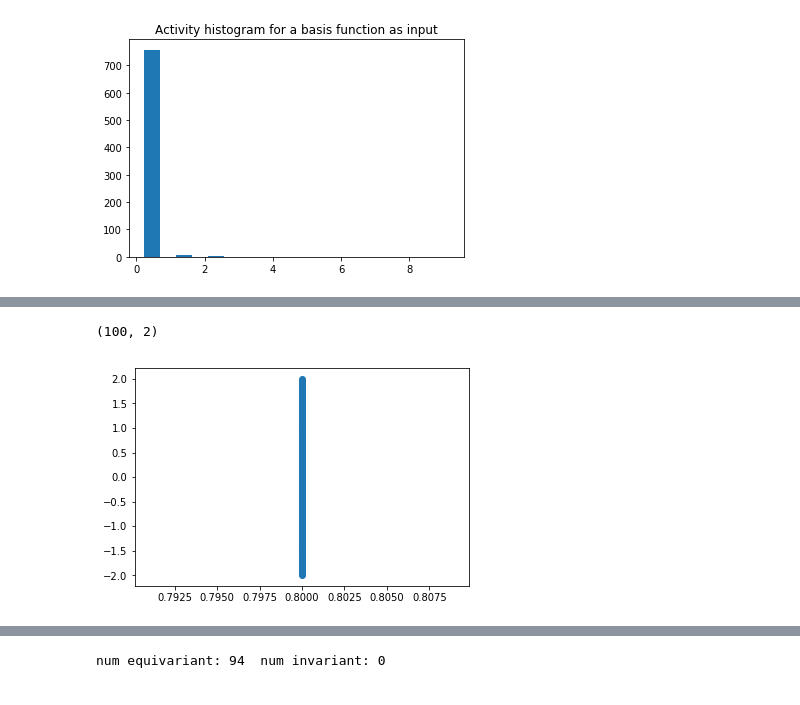
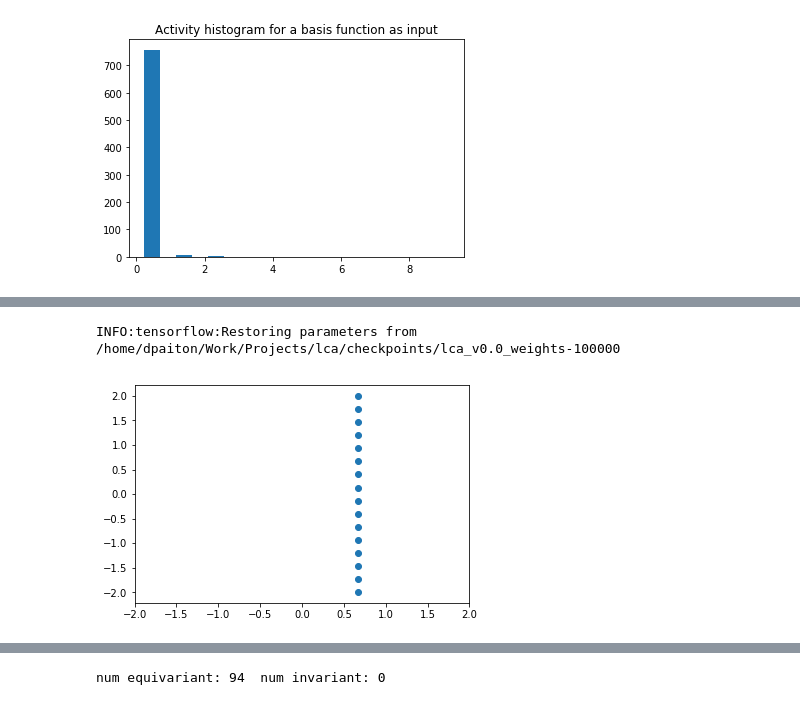
Before and after one commit to dpaiton/DeepSparseCoding, a Jupyter notebook: vis_lca.ipynb, the cells around one changed output, grey strips where cells are left out. Drawn from its saved outputs; the diff is of its cells as text; code cells hidden in the pictures.

Commit message:
reimplements iso-contours, still can't get slicing to work

```diff
--- a/vis_lca.ipynb
+++ b/vis_lca.ipynb
@@ -278,7 +294,47 @@ INFO:tensorflow:Restoring parameters from /home/dpaiton/Work/Projects/lca/checkp
+# %%
+pop_num_imgs = 16
+
+orthogonal_list = [idx for idx in range(analyzer.bf_stats["num_outputs"]) if idx != bf_id1]
+num_orthogonal = len(orthogonal_list)
+
+#x_pts = [0.8,]*int(pop_num_imgs) # single slice in the 2-D contour plot
+x_pts = np.linspace(-2.0, 2.0, int(pop_num_imgs))
+y_pts = np.linspace(-2.0, 2.0, int(pop_num_imgs))
+X, Y = np.meshgrid(x_pts, y_pts)
+pop_proj_datapoints = np.stack([X.reshape(pop_num_imgs**2), Y.reshape(pop_num_imgs**2)], axis=1) # construct a grid
+x_target = x_pts[int(5*pop_num_imgs/8)] # find a location to take a slice
+pop_proj_datapoints = np.squeeze(pop_proj_datapoints[np.where(pop_proj_datapoints[:,0]==x_target),:]) # slice grid
+
+pop_datapoints = [None,]*num_orthogonal
+pop_proj_neurons = [None,]*num_orthogonal
+for pop_idx, bf2_idx in enumerate(orthogonal_list):
+  tmp_bf2 = analyzer.bf_stats["basis_functions"][bf2_idx].reshape((analyzer.model_params["patch_edge_size"]**2))
+  tmp_bf2 /= np.linalg.norm(bf2)
+  tmp_proj_matrix = analyzer.bf_projections(bf1, tmp_bf2)
+  pop_proj_neurons[pop_idx] = (np.dot(tmp_proj_matrix, bf1).T, np.dot(tmp_proj_matrix, tmp_bf2).T)
+  pop_datapoints[pop_idx] = np.stack([np.dot(pop_proj_datapoints[data_id, :][None,...], tmp_proj_matrix)
+    for data_id in range(pop_num_imgs)], axis=0) # inject
+
+pop_datapoints = np.reshape(np.stack(pop_datapoints, axis=0),
+  [num_orthogonal*pop_num_imgs, analyzer.model_params["patch_edge_size"]**2])
+pop_datapoints, orig_shape = dp.reshape_data(pop_datapoints, flatten=False)[:2]
+pop_datapoints = {"test": Dataset(pop_datapoints, lbls=None, ignore_lbls=None, rand_state=analyzer.rand_state)}
+pop_datapoints = analyzer.model.preprocess_dataset(pop_datapoints,
+  params={"whiten_data":analyzer.model_params["whiten_data"],
+  "whiten_method":analyzer.model_params["whiten_method"]})
+pop_datapoints = analyzer.model.reshape_dataset(pop_datapoints, analyzer.model_params)
+pop_datapoints["test"].images /= np.max(np.abs(pop_datapoints["test"].images))
+pop_datapoints["test"].images *= analyzer.analysis_params["input_scale"]
+
+pop_activations = analyzer.compute_activations(pop_datapoints["test"].images)
+pop_activations = pop_activations.reshape([num_orthogonal, pop_num_imgs, analyzer.bf_stats["num_outputs"]])
+pop_norm_activations = pop_activations[:,:,bf_id1] / np.amax(np.abs(pop_activations[:,:,bf_id1]))
+# %% [output]
+INFO:tensorflow:Restoring parameters from /home/dpaiton/Work/Projects/lca/checkpoints/lca_v0.0_weights-100000
 # %%
-print(pop_proj_datapoints.shape)
-plt.scatter(pop_proj_datapoints[:,0], pop_proj_datapoints[:,1])
+fig, ax = plt.subplots(1)
+ax.scatter(pop_proj_datapoints[:,0], pop_proj_datapoints[:,1])
+ax.set_xlim([-2,2])
 plt.show()
 # %% [output]
-(100, 2)
-[figure, old version]
+[figure, new version]
```
Also changed, not shown: parts of 17 cells of this notebook.
